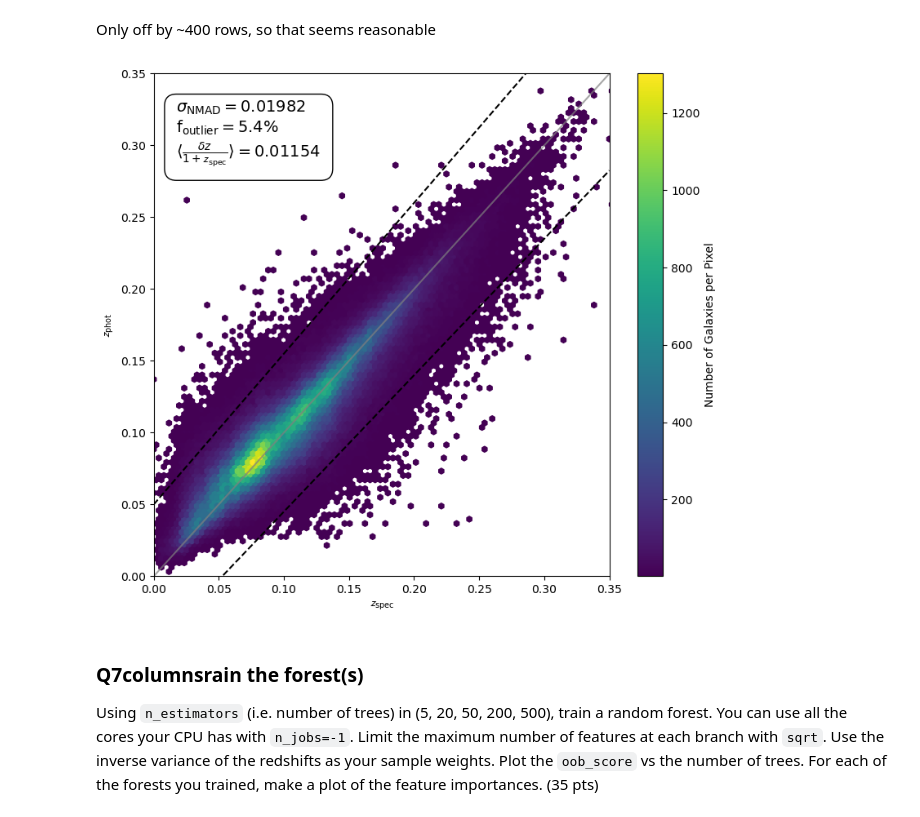
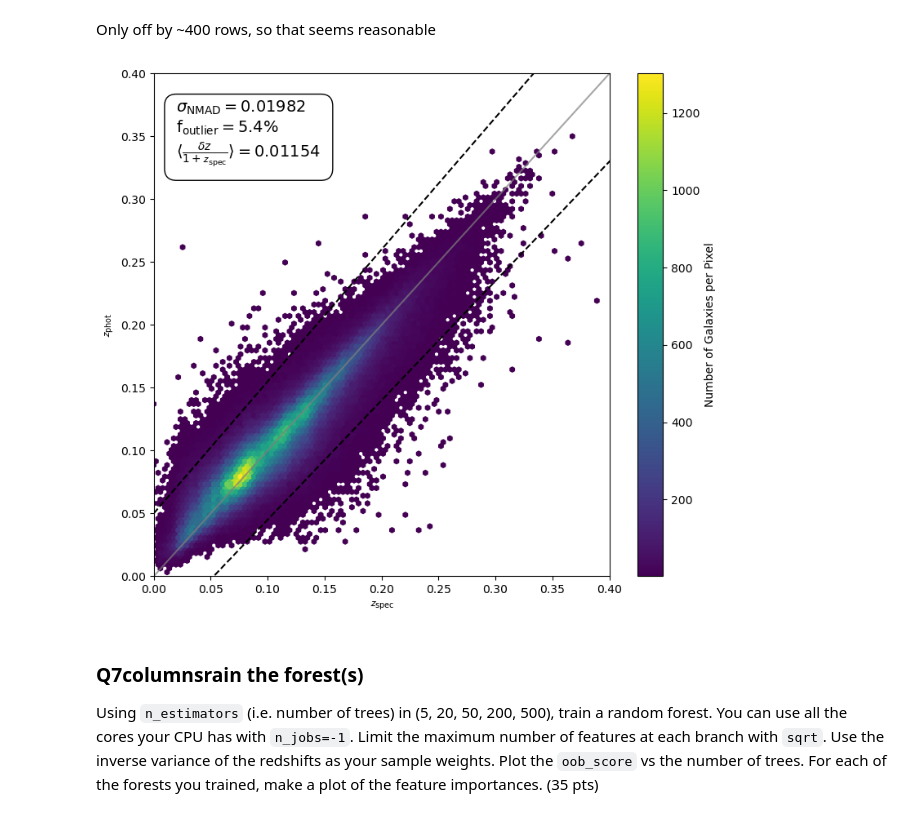
Before and after one commit to gnarayan/ast596_2023_Spring, a Jupyter notebook: homework/HaillePerkins/06/HW06+7.ipynb, the cells around one changed output. Saved outputs shown, nothing was run; the diff lists cells and outputs as text; code cells hidden in the pictures.

```diff
--- a/homework/HaillePerkins/06/HW06+7.ipynb
+++ b/homework/HaillePerkins/06/HW06+7.ipynb
@@ -247,38 +247,38 @@ ax = fig.add_subplot(111)
 plt.rcParams["text.usetex"] == True
 plt.xlabel(r'$\mathcal{z}_{\mathsf{spec}}$')
 plt.ylabel(r'$\mathcal{z}_{\mathsf{phot}}$')
-plt.xlim([0, 0.35])
-plt.ylim([0, 0.35])
+plt.xlim([0, 0.4])
+plt.ylim([0, 0.4])
 
 # plot the hex binned z's
 plt.hexbin(train['z'], train['zphot'], mincnt=1)
 plt.colorbar(label="Number of Galaxies per Pixel")
 
 # add the lines
-z = np.arange(0, 0.4, 0.05)
+z = np.arange(0, 0.5, 0.05)
 plt.plot(z, z, c='gray', alpha=0.7)
 plt.plot(z, -0.05 + 0.95*z,'k--') # |deltaz/1 + zpec| == 0.05
 plt.plot(z, 0.05 + 1.05*z,'k--')
 
 # photo-z evalutation metrics
 spec_z = train['z'].to_numpy()
 phot_z = train['zphot'].to_numpy()
 error = spec_z - phot_z / (1 + spec_z)
 sigma = 1.4826*np.median(np.abs(error - np.median(error)))
 fout = np.count_nonzero(np.abs(error) > 0.05) / len(error)
 
 # add the text box
 textstr = '\n'.join((
     r'$\sigma_{\mathrm{NMAD}}=$'+r'%.5f' % (sigma, ),
     r'$\mathrm{f}_{\mathrm{outlier}}=$' + r'%.1f'% (fout*100, ) + '%',
     r'$\langle \frac{\delta z}{1 + \mathcal{z}_{\mathsf{spec}}}\rangle = %.5f$' % (np.mean(error), )))
 
 props = dict(boxstyle='round', facecolor='white', pad=0.75)
 ax.text(0.05, 0.95, textstr, transform=ax.transAxes, fontsize=14,
         verticalalignment='top', bbox=props)
 plt.show()
 # %% [output]
-[figure, old version]
+[figure, new version]
 # %%
 X_train = train[train_cols]
 Y_train = train[pred_cols]
```
Also changed, not shown: parts of 12 cells of this notebook, 1 other file.
